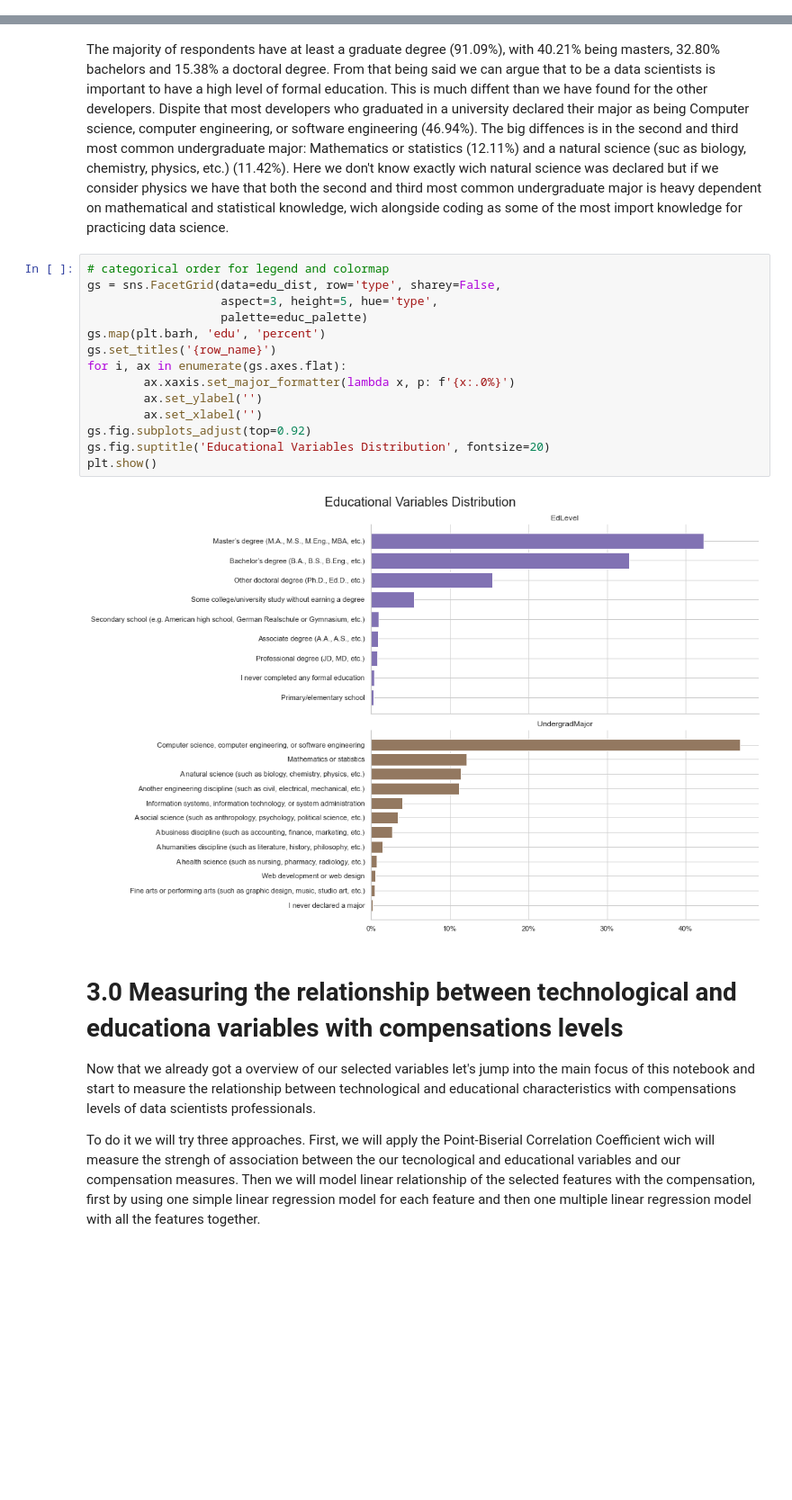
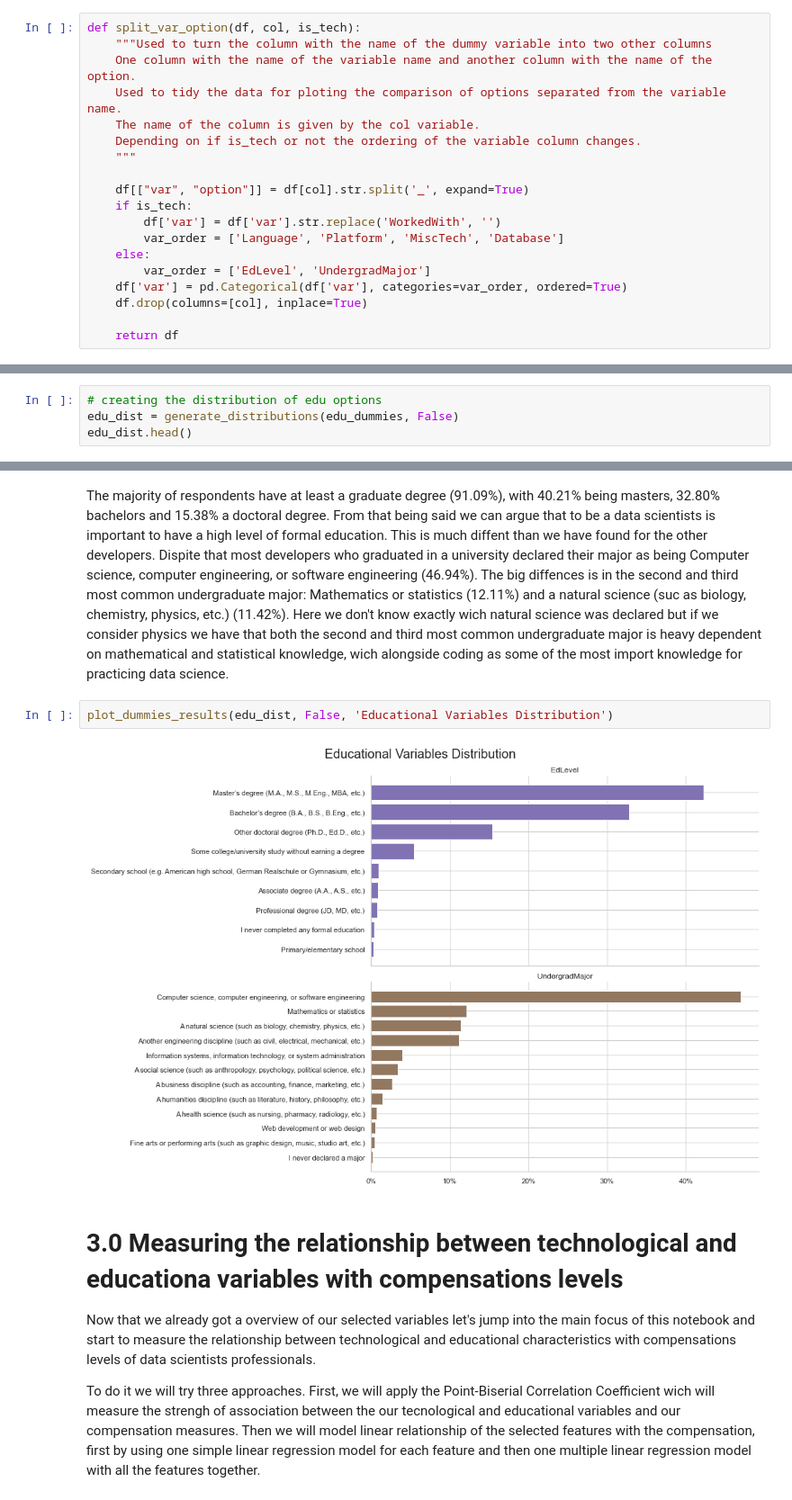
Before and after one commit to leofmr/stack_ds, a Jupyter notebook: 04 - SalaryPrediction.ipynb, the cells around one changed output, grey strips where cells are left out. Shown: that part at 90% size. Drawn from its saved outputs; the diff is of its cells as text; blank space fills up the shorter version.

```diff
--- a/04 - SalaryPrediction.ipynb
+++ b/04 - SalaryPrediction.ipynb
@@ -185,3 +194,22 @@ def dummify_df(df, col_list):
     result.fillna(0, inplace=True)
 
     return result
+# %%
+def split_var_option(df, col, is_tech):
+    """Used to turn the column with the name of the dummy variable into two other columns
+    One column with the name of the variable name and another column with the name of the option.
+    Used to tidy the data for ploting the comparison of options separated from the variable name.
+    The name of the column is given by the col variable.
+    Depending on if is_tech or not the ordering of the variable column changes.
+    """
+
+    df[["var", "option"]] = df[col].str.split('_', expand=True)
+    if is_tech:
+        df['var'] = df['var'].str.replace('WorkedWith', '')
+        var_order = ['Language', 'Platform', 'MiscTech', 'Database']
+    else:
+        var_order = ['EdLevel', 'UndergradMajor']
+    df['var'] = pd.Categorical(df['var'], categories=var_order, ordered=True)
+    df.drop(columns=[col], inplace=True)
+
+    return df
@@ -327,0 +364,4 @@ edu_dist['type'] = pd.Categorical(edu_dist['type'], categories=edu_vars, ordered
+# %%
+# creating the distribution of edu options
+edu_dist = generate_distributions(edu_dummies, False)
+edu_dist.head()
@@ -354,21 +395,9 @@ Name: percent, dtype: float64
 # %% [markdown]
 The majority of respondents have at least a graduate degree (91.09%), with 40.21% being masters, 32.80% bachelors and 15.38% a doctoral degree. From that being said we can argue that to be a data scientists is important to have a high level of formal education. This is much diffent than we have found for the other developers. Dispite that most developers who graduated in a university declared their major as being Computer science, computer engineering, or software engineering (46.94%). The big diffences is in the second and third most common undergraduate major: Mathematics or statistics (12.11%) and a natural science (suc as biology, chemistry, physics, etc.) (11.42%). Here we don't know exactly wich natural science was declared but if we consider physics we have that both the second and third most common undergraduate major is heavy dependent on mathematical and statistical knowledge, wich alongside coding as some of the most import knowledge for practicing data science.
-# %%
-# categorical order for legend and colormap
-gs = sns.FacetGrid(data=edu_dist, row='type', sharey=False,
-                   aspect=3, height=5, hue='type',
-                   palette=educ_palette)
-gs.map(plt.barh, 'edu', 'percent')
-gs.set_titles('{row_name}')
-for i, ax in enumerate(gs.axes.flat):
-        ax.xaxis.set_major_formatter(lambda x, p: f'{x:.0%}')
-        ax.set_ylabel('')
-        ax.set_xlabel('')
-gs.fig.subplots_adjust(top=0.92)
-gs.fig.suptitle('Educational Variables Distribution', fontsize=20)
-plt.show()
-# %% [output]
-[figure, removed]
+# %%
+plot_dummies_results(edu_dist, False, 'Educational Variables Distribution')
+# %% [output]
+[figure, added]
 # %% [markdown]
 # 3.0 Measuring the relationship between technological and educationa variables with compensations levels
 
```
Also changed, not shown: parts of 63 cells of this notebook.
